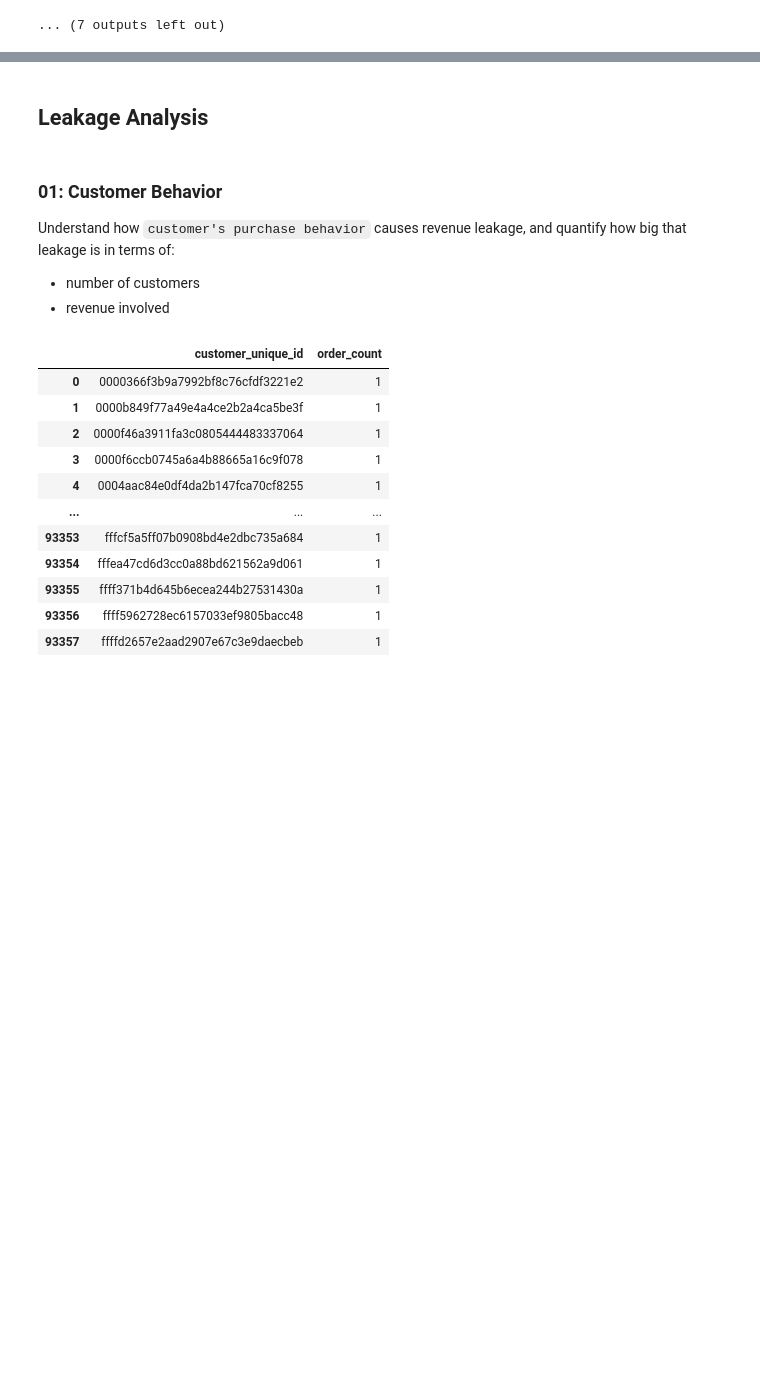
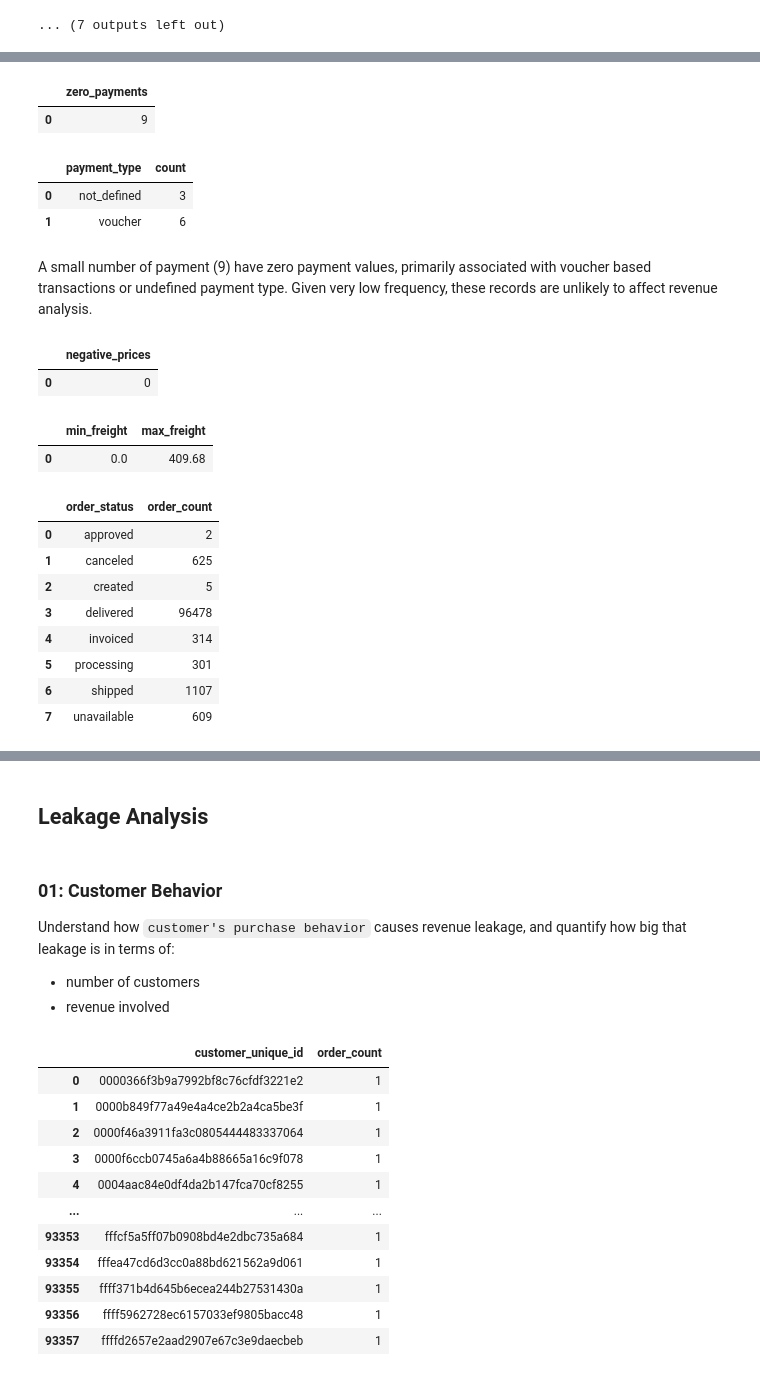
Before and after one commit to anuragchauhan21/Revenue_Risk_Analysis, a Jupyter notebook: revenue_leakage_analysis.ipynb, the cells around one changed output, grey strips where cells are left out. Cells and saved outputs as stored; diff of their text form; code cells hidden in the pictures; blank space fills up the shorter version.

```diff
--- a/revenue_leakage_analysis.ipynb
+++ b/revenue_leakage_analysis.ipynb
@@ -144,0 +354,54 @@ Table : orders
+# %%
+pd.read_sql(""" SELECT COUNT(*) AS zero_payments
+                FROM payments
+                WHERE payment_value = 0
+""", conn)
+# %% [output]
+|  | zero_payments |
+| 0 | 9 |
+# %%
+pd.read_sql(""" SELECT payment_type, COUNT(*) AS count
+                FROM payments
+                WHERE payment_value = 0
+                GROUP BY payment_type
+""", conn)
+# %% [output]
+|  | payment_type | count |
+| 0 | not_defined | 3 |
+| 1 | voucher | 6 |
+# %% [markdown]
+A small number of payment (9) have zero payment values, primarily associated with voucher based transactions or undefined payment type. Given very low frequency, these records are unlikely to affect revenue analysis.
+# %%
+# Checking Negetive Product Prices
+pd.read_sql(""" SELECT COUNT(*) AS negative_prices
+                FROM order_items
+                WHERE price < 0
+""", conn)
+# %% [output]
+|  | negative_prices |
+| 0 | 0 |
+# %%
+# Checking Freight Anomalies
+pd.read_sql(""" SELECT MIN(freight_value) AS min_freight,
+                MAX(freight_value) AS max_freight
+                FROM order_items
+""", conn)
+# %% [output]
+|  | min_freight | max_freight |
+| 0 | 0.0 | 409.68 |
+# %%
+# Order Status Distribution
+pd.read_sql(""" SELECT order_status, COUNT(*) AS order_count
+                FROM orders
+                GROUP BY order_status
+""", conn)
+# %% [output]
+|  | order_status | order_count |
+| 0 | approved | 2 |
+| 1 | canceled | 625 |
+| 2 | created | 5 |
+| 3 | delivered | 96478 |
+| 4 | invoiced | 314 |
+| 5 | processing | 301 |
+| 6 | shipped | 1107 |
+| 7 | unavailable | 609 |
```
Also changed, not shown: parts of 24 cells of this notebook.
